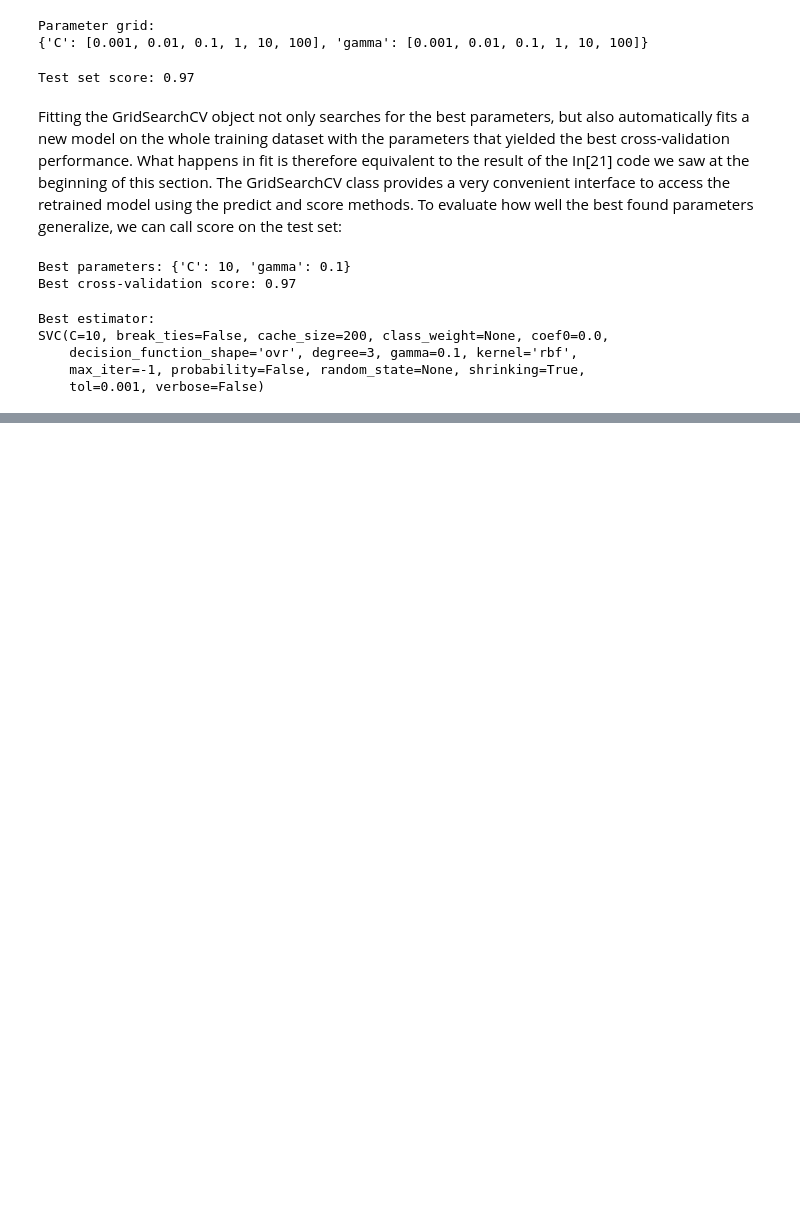
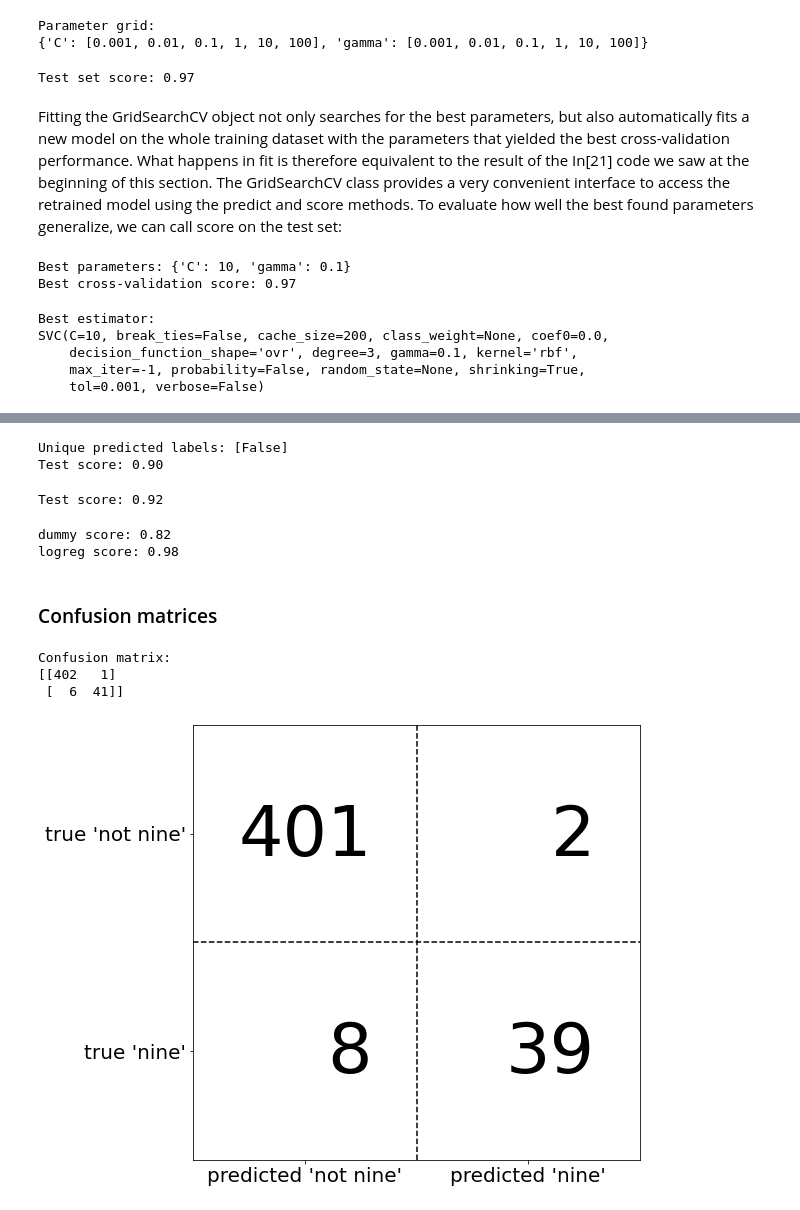
Before and after one commit to owend23/ML, a Jupyter notebook: model_evaluation_and_improvement.ipynb, the cells around one changed output, grey strips where cells are left out. Cells and saved outputs as stored; diff of their text form; code cells hidden in the pictures; blank space fills up the shorter version.

```diff
--- a/model_evaluation_and_improvement.ipynb
+++ b/model_evaluation_and_improvement.ipynb
@@ -344,0 +517,44 @@ SVC(C=10, break_ties=False, cache_size=200, class_weight=None, coef0=0.0,
+# %%
+from sklearn.dummy import DummyClassifier
+dummy_majority = DummyClassifier(strategy='most_frequent').fit(X_train, y_train)
+pred_most_frequent = dummy_majority.predict(X_test)
+print("Unique predicted labels: {}".format(np.unique(pred_most_frequent)))
+print("Test score: {:.2f}".format(dummy_majority.score(X_test, y_test)))
+# %% [output]
+Unique predicted labels: [False]
+Test score: 0.90
+# %%
+from sklearn.tree import DecisionTreeClassifier
+tree = DecisionTreeClassifier(max_depth=2).fit(X_train, y_train)
+pred_tree = tree.predict(X_test)
+print("Test score: {:.2f}".format(tree.score(X_test, y_test)))
+# %% [output]
+Test score: 0.92
+# %%
+from sklearn.linear_model import LogisticRegression
+
+dummy = DummyClassifier().fit(X_train, y_train)
+pred_dummy = dummy.predict(X_test)
+print("dummy score: {:.2f}".format(dummy.score(X_test, y_test)))
+
+logreg = LogisticRegression(max_iter=1000, C=0.1).fit(X_train, y_train)
+pred_logreg = logreg.predict(X_test)
+print("logreg score: {:.2f}".format(logreg.score(X_test, y_test)))
+# %% [output]
+dummy score: 0.82
+logreg score: 0.98
+# %% [markdown]
+### Confusion matrices
+# %%
+from sklearn.metrics import confusion_matrix
+
+confusion = confusion_matrix(y_test, pred_logreg)
+print("Confusion matrix:\n{}".format(confusion))
+# %% [output]
+Confusion matrix:
+[[402   1]
+ [  6  41]]
+# %%
+mglearn.plots.plot_confusion_matrix_illustration()
+# %% [output]
+[figure, added]
```
Also changed, not shown: parts of 58 cells of this notebook.
